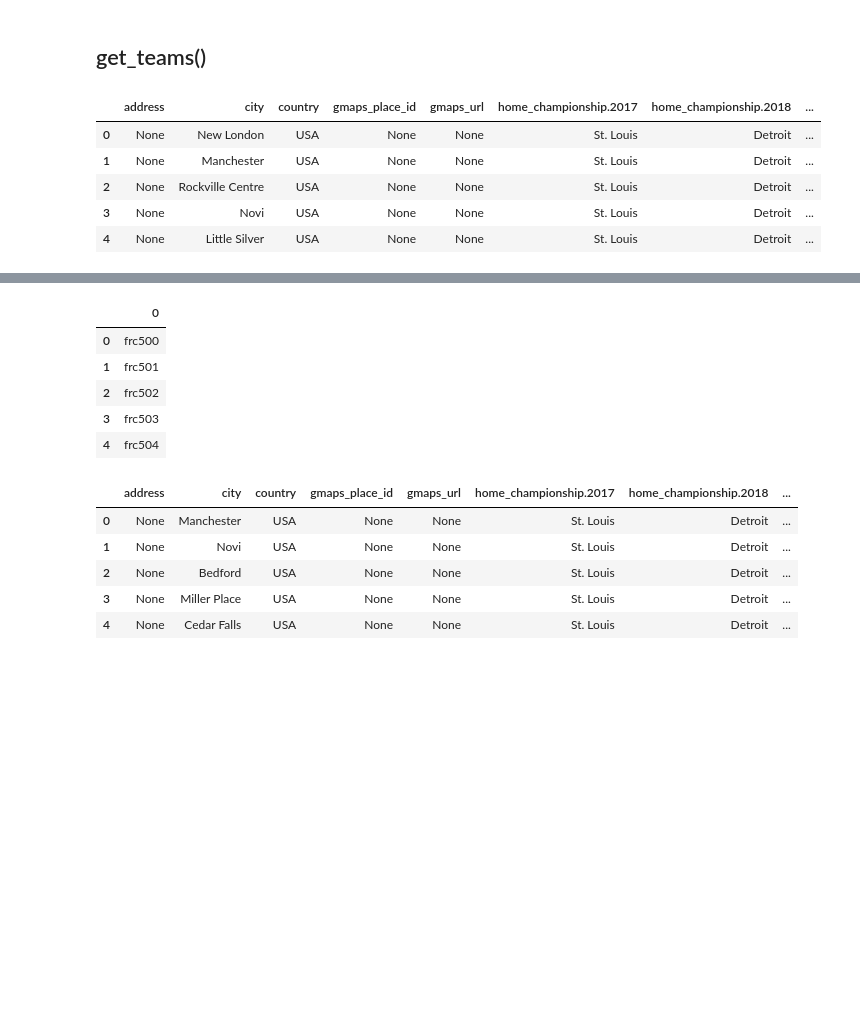
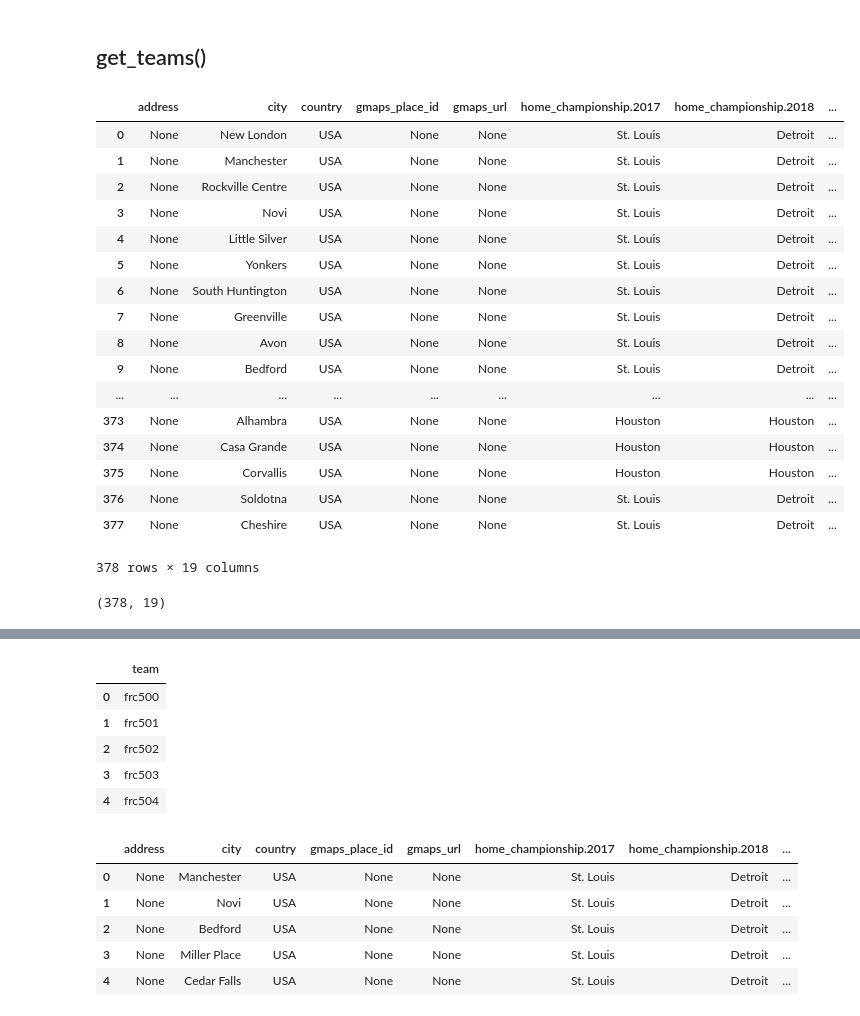
Before and after one commit to irwinsnet-old/tbap, a Jupyter notebook: TBA03 Team Data.ipynb, the cells around one changed output, grey strips where cells are left out. Cells and saved outputs as stored; diff of their text form; code cells hidden in the pictures; blank space fills up the shorter version.

```diff
--- a/TBA Team Data.ipynb
+++ b/TBA03 Team Data.ipynb
@@ -16,8 +16,9 @@ import tbap.server as server
 ### Create Session
 # %%
 key = "6Sx6a2gOyNWwNNTAd9UYBOpWp7MxaNrZgO4CqConwJwwDooKQV3DbZXvnk8TBL7A"
-sn = api.Session(key)
-snj = api.Session(key, data_format="json")
+username = "stacy.k.irwin@gmail.com"
+sn = api.Session(username, key)
+snj = api.Session(username, key, data_format="json")
 
 # Display floating point numbers in fixed format within dataframes.
 pd.options.display.float_format = '{:f}'.format
@@ -28,14 +29,30 @@ pd.options.display.float_format = '{:f}'.format
 # %%
 result = api.get_teams(sn, 1)
 # %%
-result.head()
+result
 # %% [output]
 |  | address | city | country | gmaps_place_id | gmaps_url | home_championship.2017 | home_championship.2018 | ... |
 | 0 | None | New London | USA | None | None | St. Louis | Detroit | ... |
 | 1 | None | Manchester | USA | None | None | St. Louis | Detroit | ... |
 | 2 | None | Rockville Centre | USA | None | None | St. Louis | Detroit | ... |
 | 3 | None | Novi | USA | None | None | St. Louis | Detroit | ... |
 | 4 | None | Little Silver | USA | None | None | St. Louis | Detroit | ... |
+| 5 | None | Yonkers | USA | None | None | St. Louis | Detroit | ... |
+| 6 | None | South Huntington | USA | None | None | St. Louis | Detroit | ... |
+| 7 | None | Greenville | USA | None | None | St. Louis | Detroit | ... |
+| 8 | None | Avon | USA | None | None | St. Louis | Detroit | ... |
+| 9 | None | Bedford | USA | None | None | St. Louis | Detroit | ... |
+| ... | ... | ... | ... | ... | ... | ... | ... | ... |
+| 373 | None | Alhambra | USA | None | None | Houston | Houston | ... |
+| 374 | None | Casa Grande | USA | None | None | Houston | Houston | ... |
+| 375 | None | Corvallis | USA | None | None | Houston | Houston | ... |
+| 376 | None | Soldotna | USA | None | None | St. Louis | Detroit | ... |
+| 377 | None | Cheshire | USA | None | None | St. Louis | Detroit | ... |
+378 rows × 19 columns
+# %%
+result.shape
+# %% [output]
+(378, 19)
 # %%
 result = api.get_teams(sn, 1, response="simple")
 # %%
@@ -52,7 +69,7 @@ result = api.get_teams(sn, 1, response="keys")
 # %%
 result.head()
 # %% [output]
-|  | 0 |
+|  | team |
 | 0 | frc500 |
 | 1 | frc501 |
 | 2 | frc502 |
```
Also changed, not shown: parts of 3 cells of this notebook, 12 other files.
